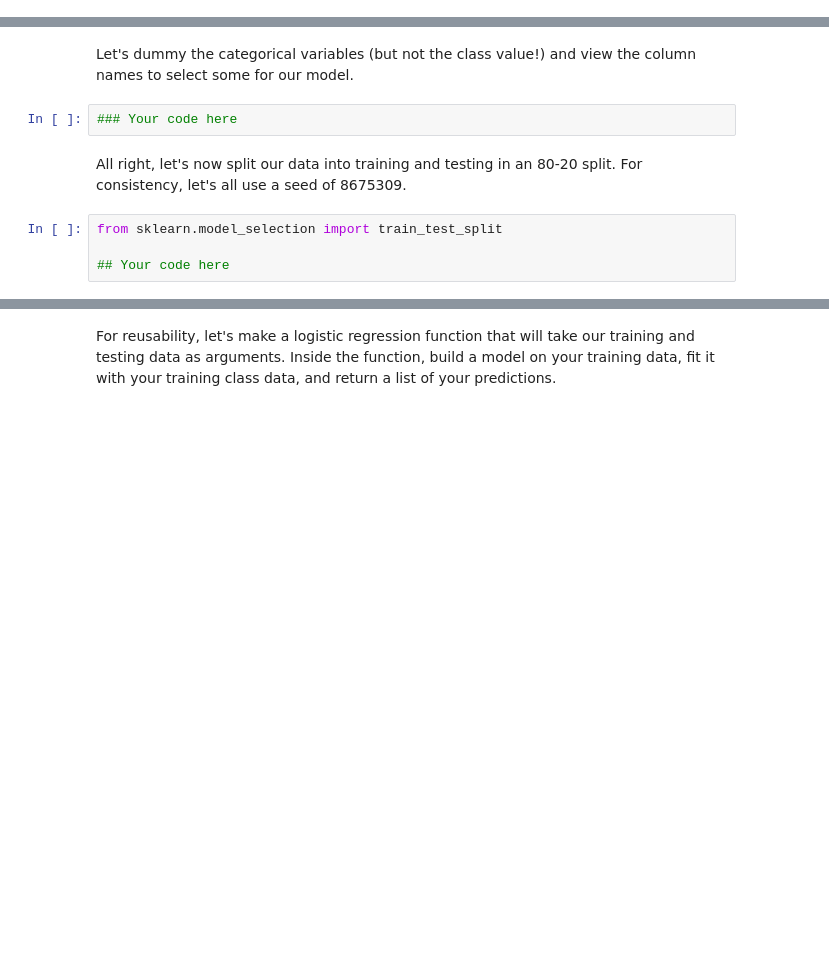
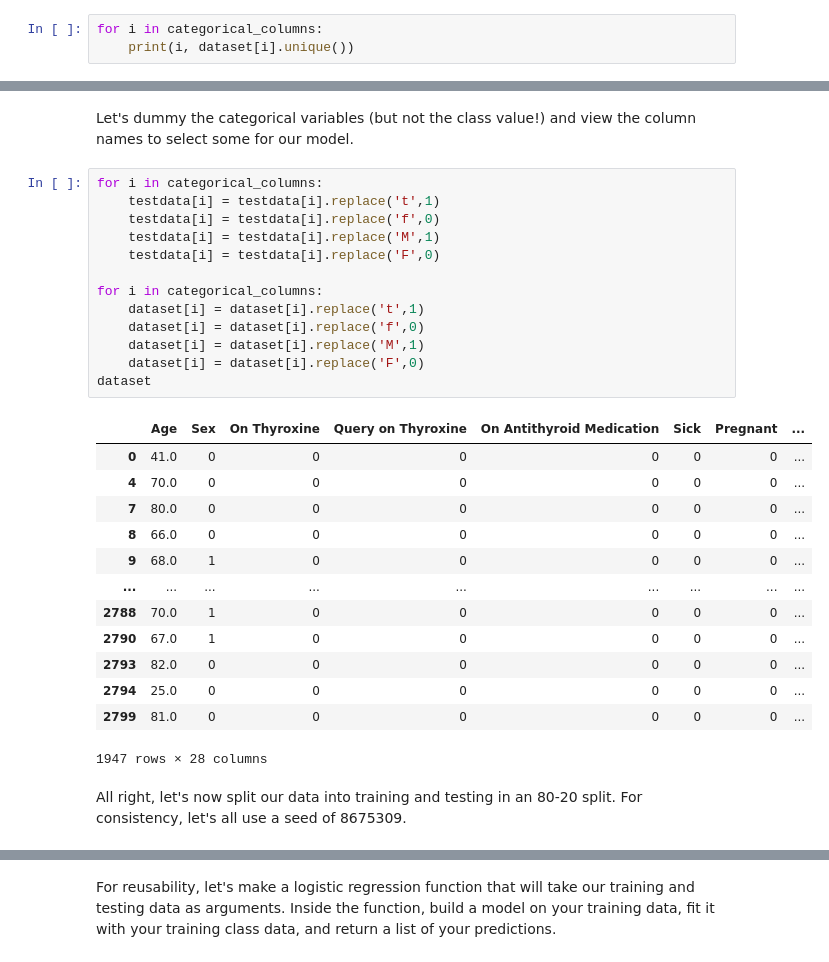
Before and after one commit to kshitij012/Week1, a Jupyter notebook: Challenge Project/Challenge_Project_STUDENT (2).ipynb, the cells around one changed output, grey strips where cells are left out. Saved outputs shown, nothing was run; the diff lists cells and outputs as text; blank space fills up the shorter version.

```diff
--- a/Challenge Project/Challenge_Project_STUDENT (2).ipynb
+++ b/Challenge Project/Challenge_Project_STUDENT (2).ipynb
@@ -90,0 +226,3 @@ Compare it to the describe() that your numeric columns produce.
+# %%
+for i in categorical_columns:
+    print(i, dataset[i].unique())
@@ -121,11 +353,32 @@ OK! I think we're ready to create and select some supervised learning models. To
 ## Model training and selection
 # %% [markdown]
 Let's dummy the categorical variables (but not the class value!) and view the column names to select some for our model.
-# %%
-### Your code here
+# %%
+for i in categorical_columns:
+    testdata[i] = testdata[i].replace('t',1)
+    testdata[i] = testdata[i].replace('f',0)
+    testdata[i] = testdata[i].replace('M',1)
+    testdata[i] = testdata[i].replace('F',0)
+
+for i in categorical_columns:
+    dataset[i] = dataset[i].replace('t',1)
+    dataset[i] = dataset[i].replace('f',0)
+    dataset[i] = dataset[i].replace('M',1)
+    dataset[i] = dataset[i].replace('F',0)
+dataset
+# %% [output]
+|  | Age | Sex | On Thyroxine | Query on Thyroxine | On Antithyroid Medication | Sick | Pregnant | ... |
+| 0 | 41.0 | 0 | 0 | 0 | 0 | 0 | 0 | ... |
+| 4 | 70.0 | 0 | 0 | 0 | 0 | 0 | 0 | ... |
+| 7 | 80.0 | 0 | 0 | 0 | 0 | 0 | 0 | ... |
+| 8 | 66.0 | 0 | 0 | 0 | 0 | 0 | 0 | ... |
+| 9 | 68.0 | 1 | 0 | 0 | 0 | 0 | 0 | ... |
+| ... | ... | ... | ... | ... | ... | ... | ... | ... |
+| 2788 | 70.0 | 1 | 0 | 0 | 0 | 0 | 0 | ... |
+| 2790 | 67.0 | 1 | 0 | 0 | 0 | 0 | 0 | ... |
+| 2793 | 82.0 | 0 | 0 | 0 | 0 | 0 | 0 | ... |
+| 2794 | 25.0 | 0 | 0 | 0 | 0 | 0 | 0 | ... |
+| 2799 | 81.0 | 0 | 0 | 0 | 0 | 0 | 0 | ... |
+1947 rows × 28 columns
 # %% [markdown]
 All right, let's now split our data into training and testing in an 80-20 split. For consistency, let's all use a seed of 8675309.
-# %%
-from sklearn.model_selection import train_test_split
-
-## Your code here
```
Also changed, not shown: parts of 42 cells of this notebook, 9 other files.
